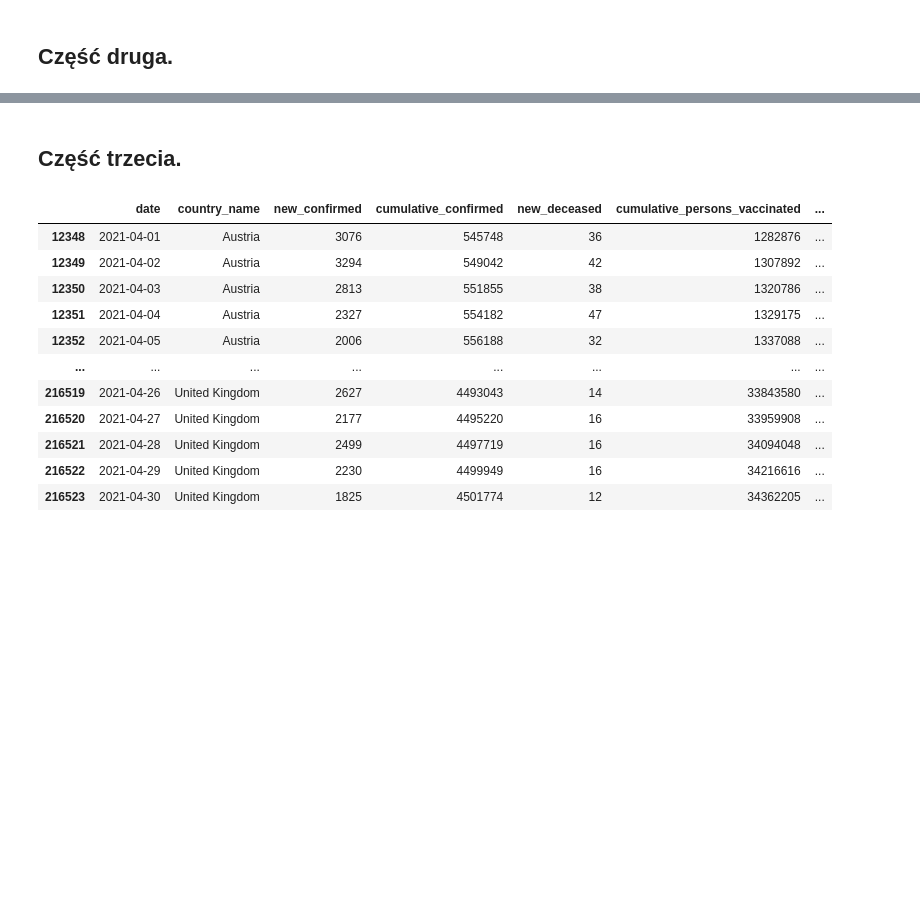
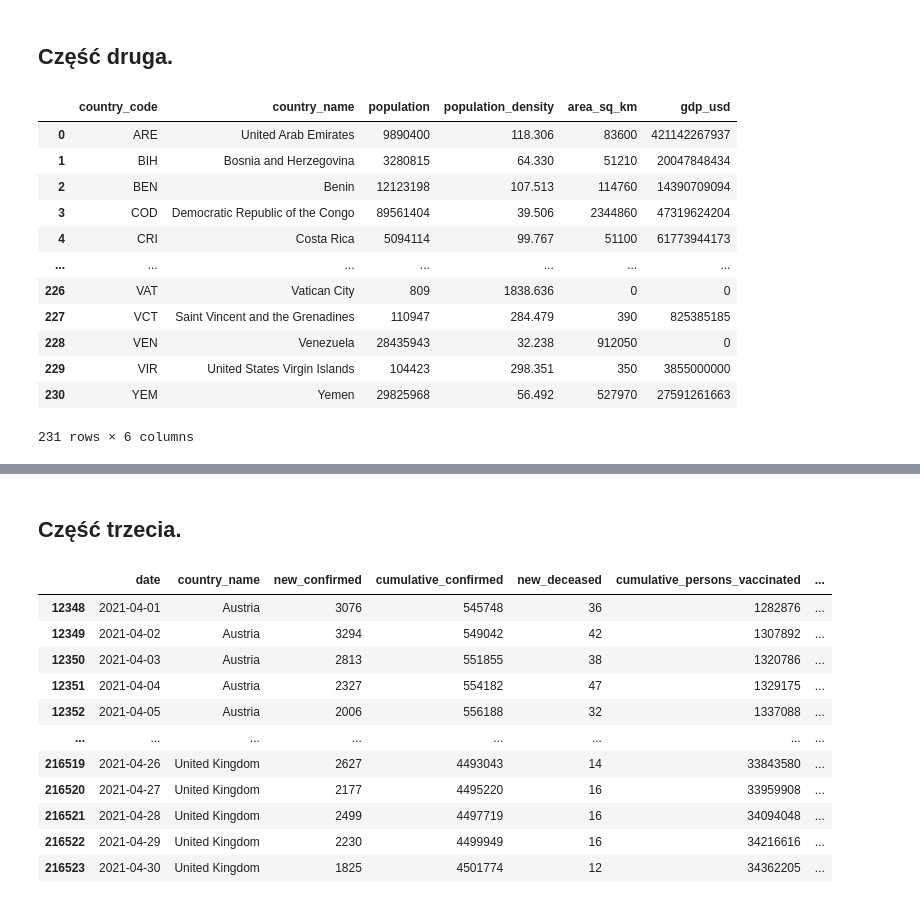
Before and after one commit to Goul4sh/BigData, a Jupyter notebook: Zad2/Zad2.ipynb, the cells around one changed output, grey strips where cells are left out. Cells and saved outputs as stored; diff of their text form; code cells hidden in the pictures; blank space fills up the shorter version.

```diff
--- a/Zad2/Zad2.ipynb
+++ b/Zad2/Zad2.ipynb
@@ -265,14 +284,26 @@ plt.show()
 # %% [markdown]
 ## Część druga.
 # %%
-#CZĘŚC 2
-
-df = pd.read_csv("results/covid_5_1.csv")
-df2 = pd.read_csv("results/covid_5_2.csv")
-df3 = pd.read_csv("results/part5bigdata.csv")
+# df3 = pd.read_csv("results/part5bigdata.csv")
 
 df_zscore = df.copy()
 df_iqr = df2.copy()
+# %%
+df2
+# %% [output]
+|  | country_code | country_name | population | population_density | area_sq_km | gdp_usd |
+| 0 | ARE | United Arab Emirates | 9890400 | 118.306 | 83600 | 421142267937 |
+| 1 | BIH | Bosnia and Herzegovina | 3280815 | 64.330 | 51210 | 20047848434 |
+| 2 | BEN | Benin | 12123198 | 107.513 | 114760 | 14390709094 |
+| 3 | COD | Democratic Republic of the Congo | 89561404 | 39.506 | 2344860 | 47319624204 |
+| 4 | CRI | Costa Rica | 5094114 | 99.767 | 51100 | 61773944173 |
+| ... | ... | ... | ... | ... | ... | ... |
+| 226 | VAT | Vatican City | 809 | 1838.636 | 0 | 0 |
+| 227 | VCT | Saint Vincent and the Grenadines | 110947 | 284.479 | 390 | 825385185 |
+| 228 | VEN | Venezuela | 28435943 | 32.238 | 912050 | 0 |
+| 229 | VIR | United States Virgin Islands | 104423 | 298.351 | 350 | 3855000000 |
+| 230 | YEM | Yemen | 29825968 | 56.492 | 527970 | 27591261663 |
+231 rows × 6 columns
 # %%
 
 # Z-SCORE dla 'new_confirmed'
```
Also changed, not shown: parts of 5 cells of this notebook, 1 other file.
